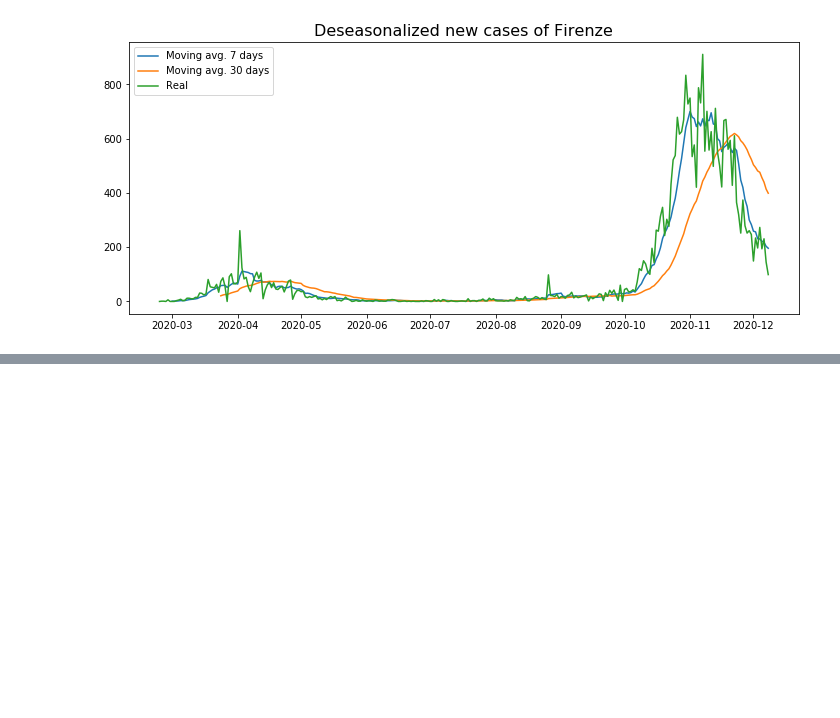
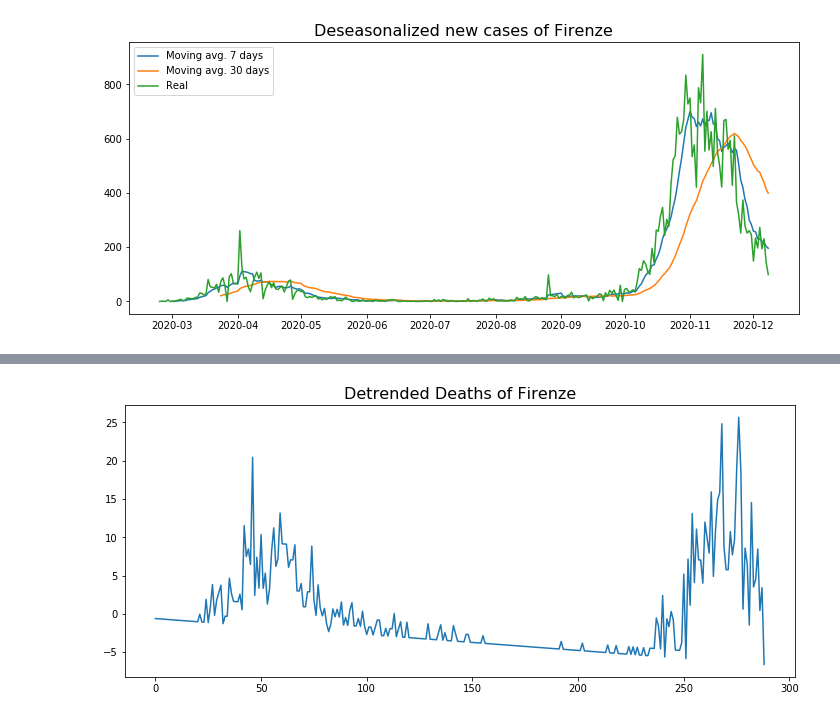
Before and after one commit to nicoloverardo/master-degree-thesis, a Jupyter notebook: notebooks/ts.ipynb, the cells around one changed output, grey strips where cells are left out. Saved outputs shown, nothing was run; the diff lists cells and outputs as text; code cells hidden in the pictures; blank space fills up the shorter version.

```diff
--- a/notebooks/ts.ipynb
+++ b/notebooks/ts.ipynb
@@ -302,0 +370,10 @@ parameter F test:         F=1.3205  , p=0.2679  , df_denom=279, df_num=3
+# %%
+# Detrend by subtracting best leastsq fit
+detrended = signal.detrend(tmp_df[compart].values)
+
+plt.figure(figsize=(12,5))
+plt.plot(detrended)
+plt.title('Detrended ' + compart + ' of ' + province, fontsize=16)
+plt.show()
+# %% [output]
+[figure, added]
```
Also changed, not shown: parts of 61 cells of this notebook.
